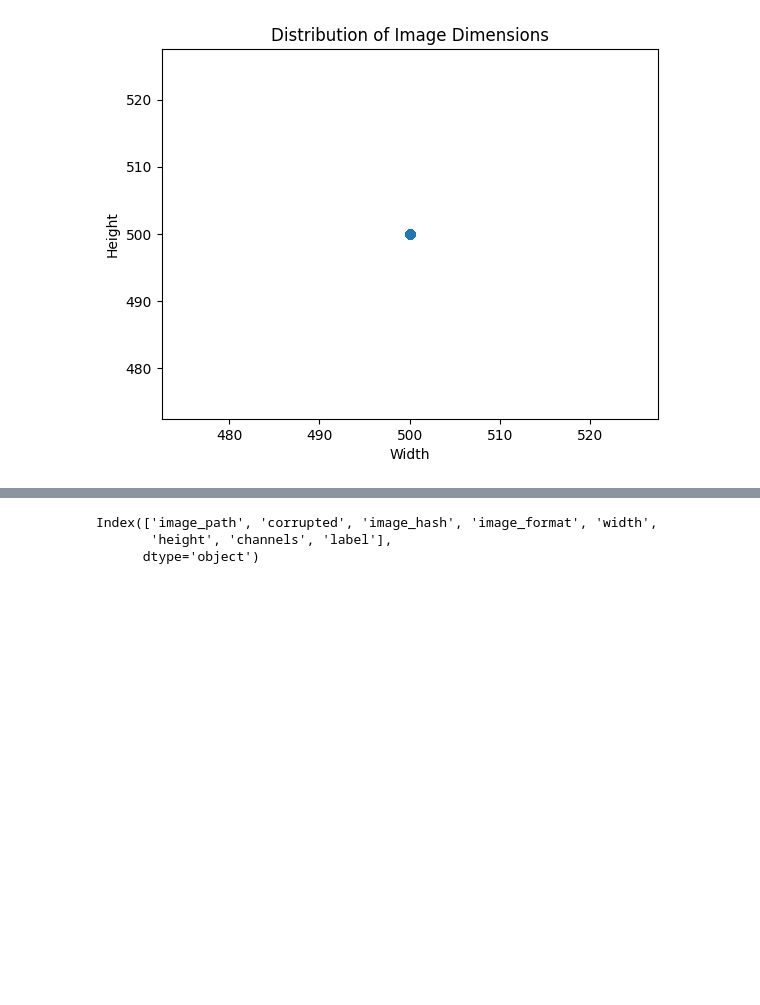
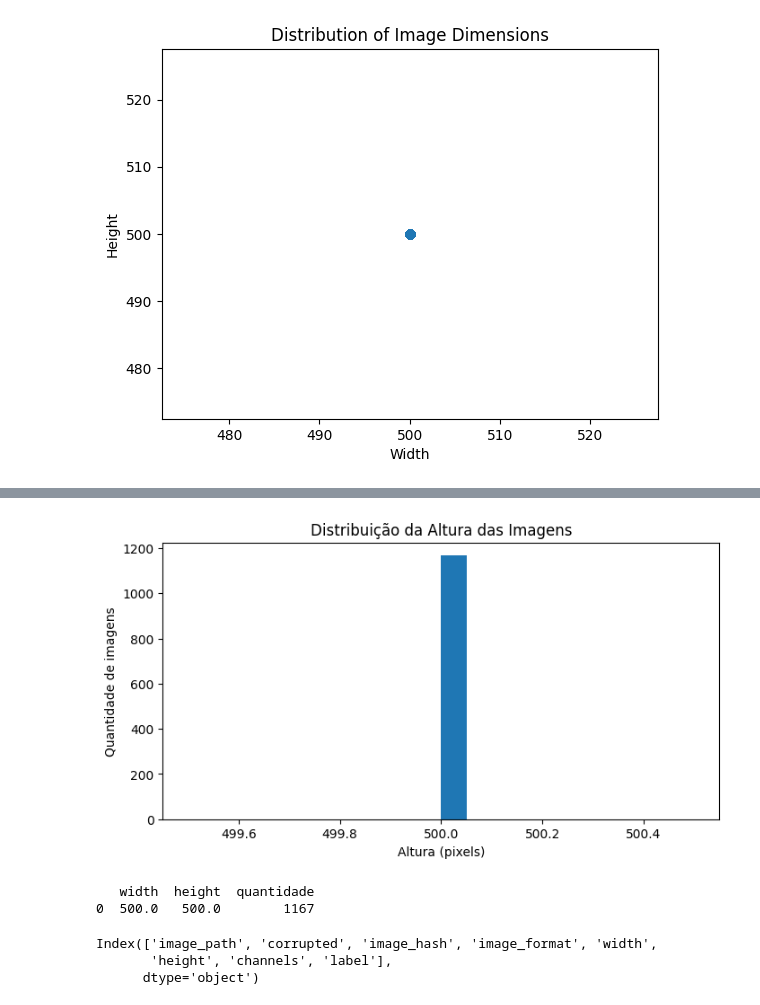
Before and after one commit to jaimejrs/avanti-bean-leaf-classification, a Jupyter notebook: squad_03_bean_leaf_classification_cris.ipynb, the cells around one changed output, grey strips where cells are left out. Cells and saved outputs as stored; diff of their text form; code cells hidden in the pictures; blank space fills up the shorter version.

```diff
--- a/squad_03_bean_leaf_classification_cris.ipynb
+++ b/squad_03_bean_leaf_classification_cris.ipynb
@@ -520,3 +534,24 @@ plt.show()
+# %%
+# Histograma da altura
+plt.figure(figsize=(8,4))
+plt.hist(df['height'], bins=20)
+plt.xlabel('Altura (pixels)')
+plt.ylabel('Quantidade de imagens')
+plt.title('Distribuição da Altura das Imagens')
+plt.show()
+# %% [output]
+[figure, added]
+# %%
+dimensoes = (
+    df.groupby(['width', 'height'])
+      .size()
+      .reset_index(name='quantidade')
+)
+
+print(dimensoes)
+# %% [output]
+   width  height  quantidade
+0  500.0   500.0        1167
 # %%
 print(df.columns)
 # %% [output]
```
Also changed, not shown: parts of 18 cells of this notebook.
